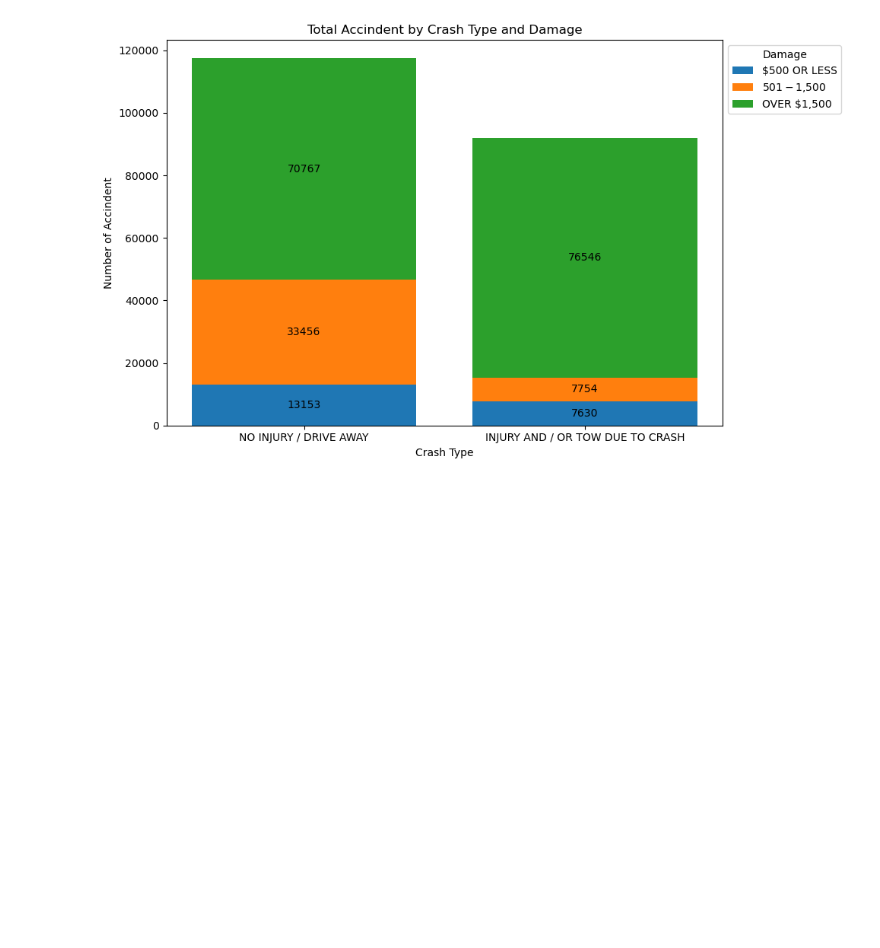
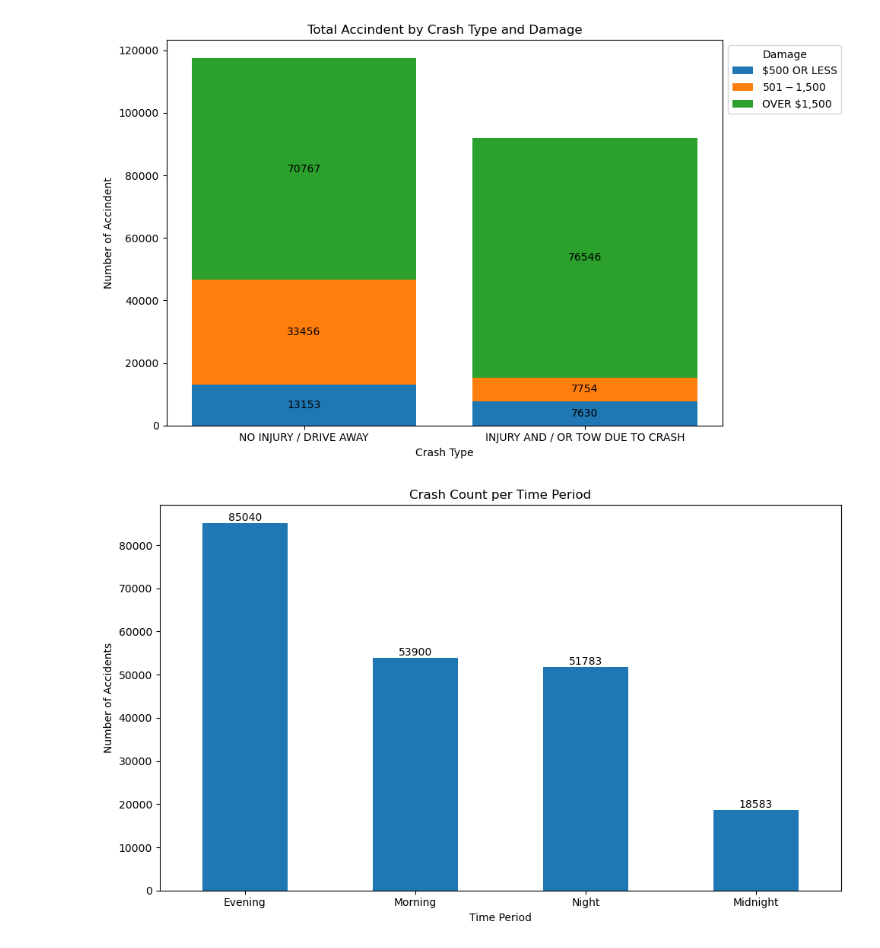
Before and after one commit to FlazeFy2/DS-Traffic_Accidents, a Jupyter notebook: exploratory data analysis-bar.ipynb, the cells around one changed output. Cells and saved outputs as stored; diff of their text form; code cells hidden in the pictures; blank space fills up the shorter version.

```diff
--- a/exploratory data analysis-bar.ipynb
+++ b/exploratory data analysis-bar.ipynb
@@ -71,3 +72,39 @@ plt.show()
 print("\n")
 # %% [output]
 [figure]
+# %%
+import pandas as pd
+import matplotlib.pyplot as plt
+
+# Exploratory Data Analysis (EDA) - Bar Chart Crash Time Period
+df = pd.read_csv("traffic_accidents.csv")
+
+# Categorize Time
+def categorize_time(hour):
+    if 0 <= hour <= 5:
+        return "Midnight"
+    elif 6 <= hour <= 11:
+        return "Morning"
+    elif 12 <= hour <= 17:
+        return "Evening"
+    elif 18 <= hour <= 23:
+        return "Night"
+
+# Group by Period and Count
+df['crash_time_period'] = df['crash_hour'].apply(categorize_time)
+crash_grouped = df['crash_time_period'].value_counts()
+
+# Bar Chart
+plt.figure(figsize=(10, 6))
+ax = crash_grouped.plot(kind='bar')
+# Add label
+for i, value in enumerate(crash_grouped):
+    plt.text(i, value + 1, str(value), ha='center', va='bottom')
+plt.title("Crash Count per Time Period")
+plt.xlabel("Time Period")
+plt.ylabel("Number of Accidents")
+plt.xticks(rotation=0)
+plt.tight_layout()
+plt.show()
+# %% [output]
+[figure, added]
```
Also changed, not shown: parts of 1 cell of this notebook.
